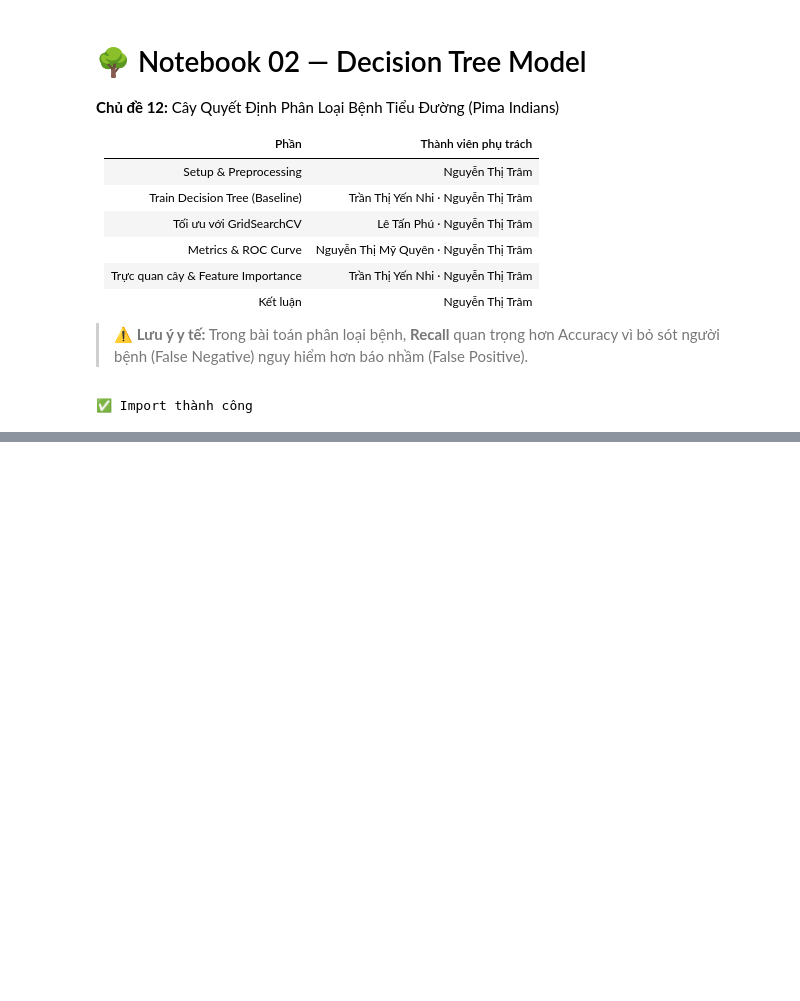
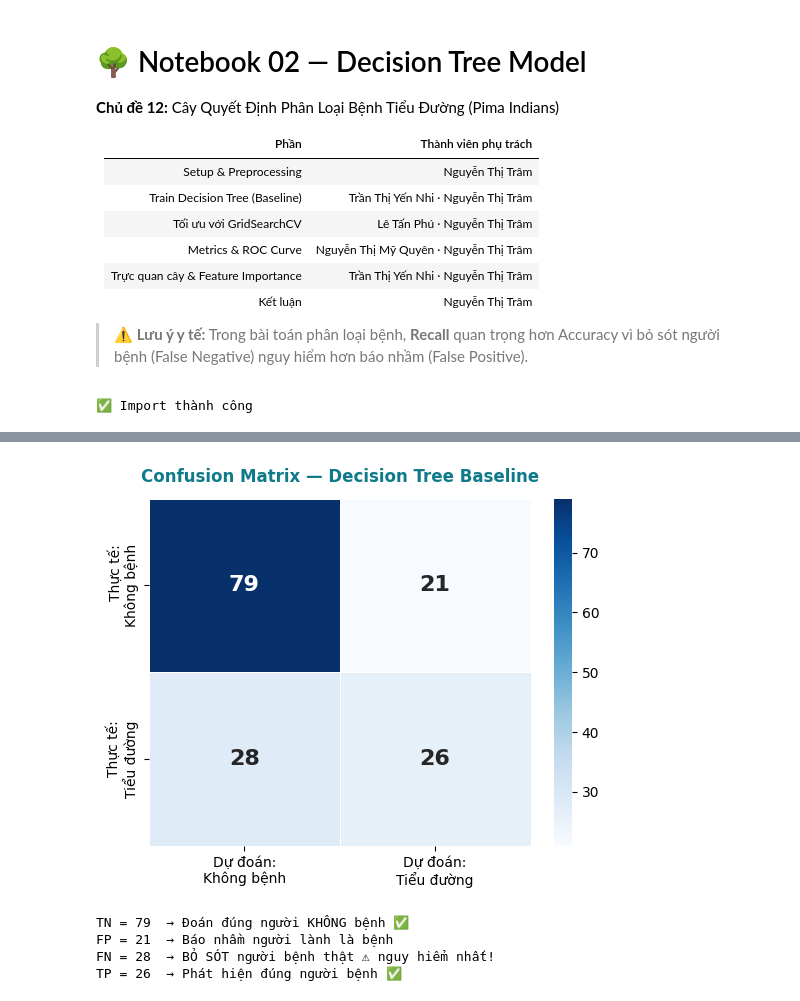
Before and after one commit to TramSt/decision-tree-pima-diabetes, a Jupyter notebook: notebooks/02_model.ipynb, the cells around one changed output, grey strips where cells are left out. Cells and saved outputs as stored; diff of their text form; code cells hidden in the pictures; blank space fills up the shorter version.

```diff
--- a/notebooks/02_model.ipynb
+++ b/notebooks/02_model.ipynb
@@ -72,0 +165,26 @@ Tỷ lệ dương tính – Train: 34.85%  |  Test: 35.06%
+# %%
+# ── Confusion Matrix ─────────────────────────────────────────
+cm = confusion_matrix(y_test, y_pred_baseline)
+
+fig, ax = plt.subplots(figsize=(5.5, 4.5))
+sns.heatmap(cm, annot=True, fmt="d", cmap="Blues",
+            xticklabels=["Dự đoán:\nKhông bệnh", "Dự đoán:\nTiểu đường"],
+            yticklabels=["Thực tế:\nKhông bệnh", "Thực tế:\nTiểu đường"],
+            linewidths=0.5, linecolor="white", ax=ax,
+            annot_kws={"size": 16, "weight": "bold"})
+ax.set_title("Confusion Matrix — Decision Tree Baseline",
+             fontsize=12, fontweight="bold", color="#0E7A8A", pad=12)
+plt.tight_layout()
+plt.show()
+
+tn, fp, fn, tp = cm.ravel()
+print(f"TN = {tn}  → Đoán đúng người KHÔNG bệnh ✅")
+print(f"FP = {fp}  → Báo nhầm người lành là bệnh")
+print(f"FN = {fn}  → BỎ SÓT người bệnh thật ⚠ nguy hiểm nhất!")
+print(f"TP = {tp}  → Phát hiện đúng người bệnh ✅")
+# %% [output]
+[figure, added]
+TN = 79  → Đoán đúng người KHÔNG bệnh ✅
+FP = 21  → Báo nhầm người lành là bệnh
+FN = 28  → BỎ SÓT người bệnh thật ⚠ nguy hiểm nhất!
+TP = 26  → Phát hiện đúng người bệnh ✅
```
Also changed, not shown: parts of 4 cells of this notebook.
